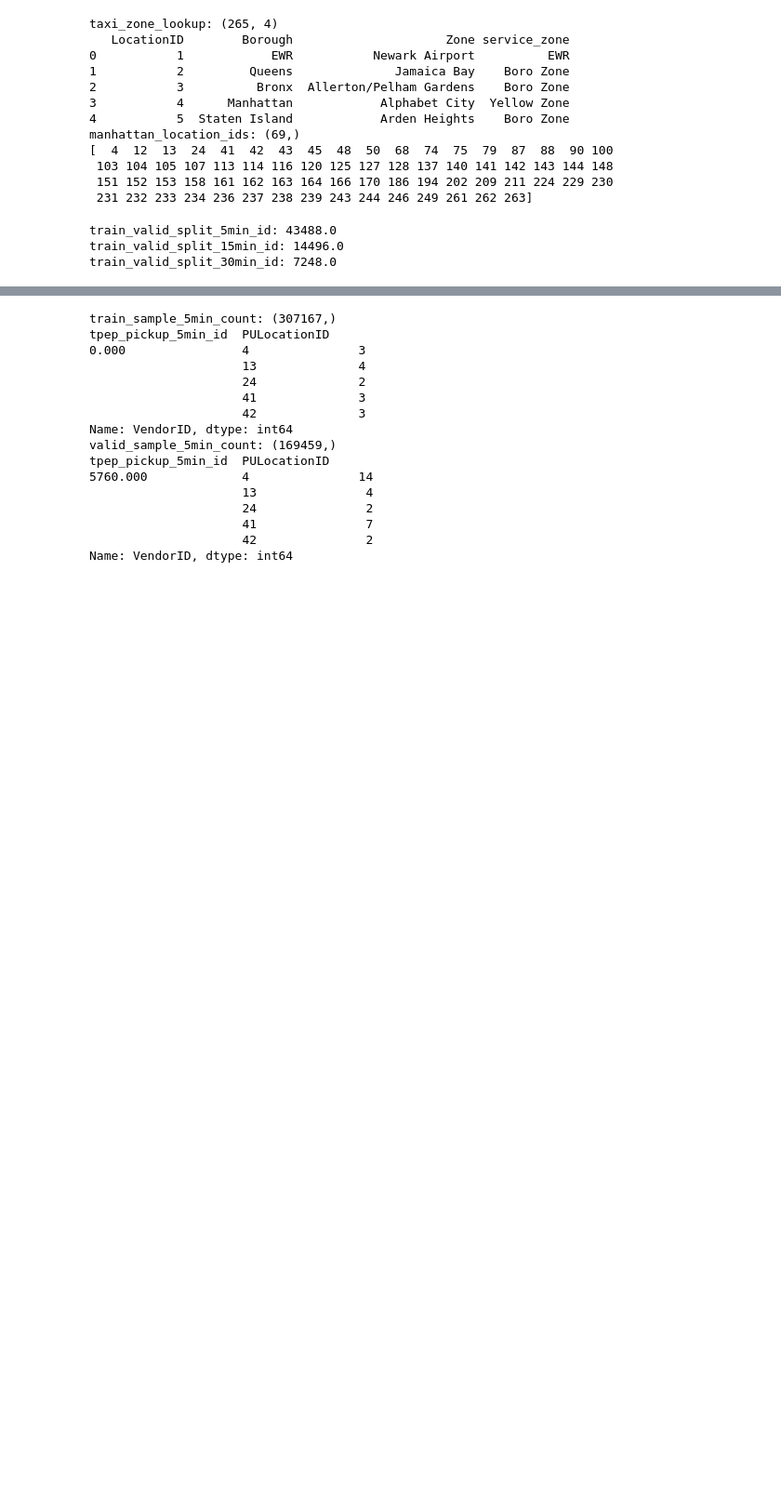
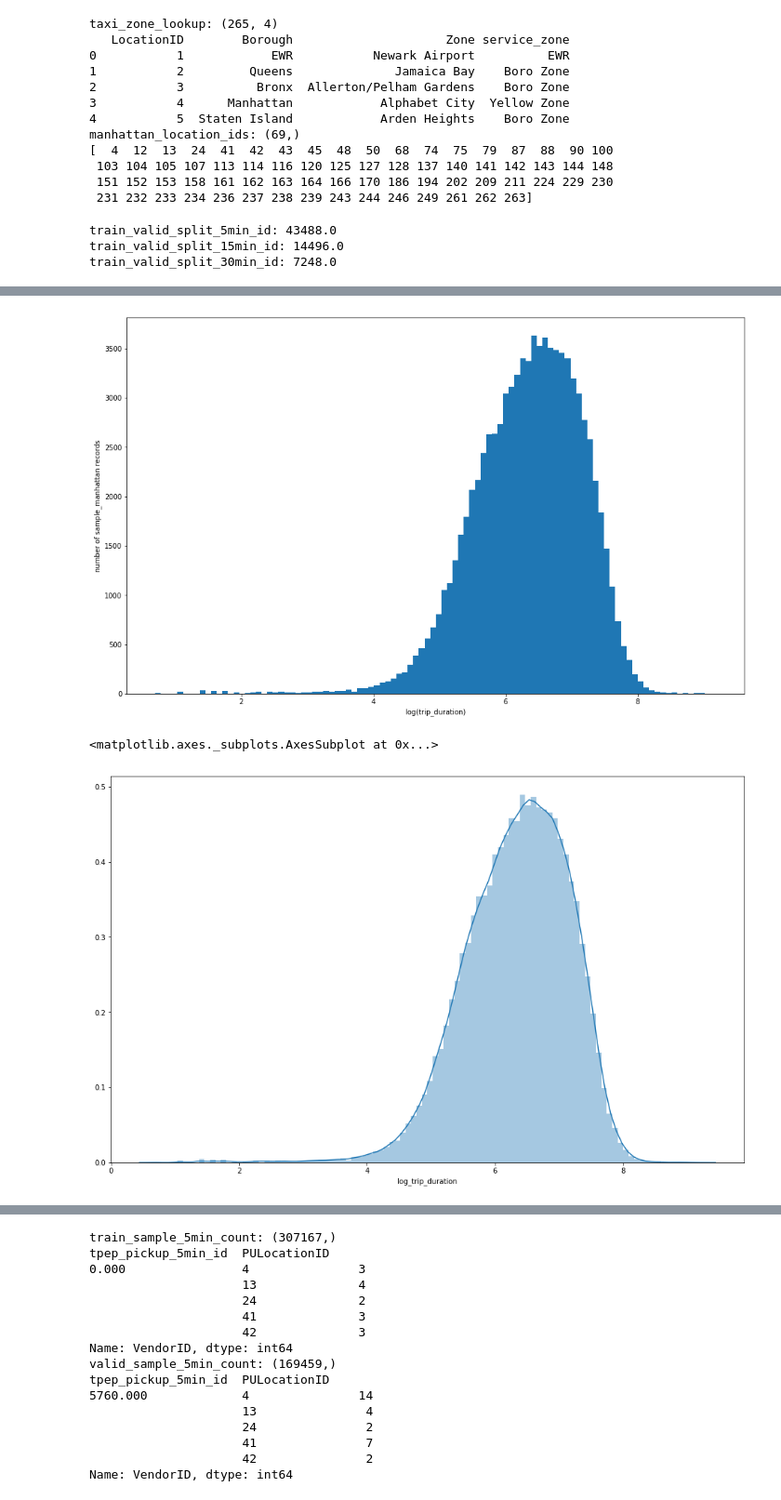
Before and after one commit to hlmiao/nyc_taxi_requests_prediction, a Jupyter notebook: nyc_taxi_requests_prediction.ipynb, the cells around one changed output, grey strips where cells are left out. Shown: that part at 93% size. Saved outputs shown, nothing was run; the diff lists cells and outputs as text; code cells hidden in the pictures; blank space fills up the shorter version.

```diff
--- a/nyc_taxi_requests_prediction.ipynb
+++ b/nyc_taxi_requests_prediction.ipynb
@@ -177,0 +210,11 @@ sample_manhattan_stat:
+# %%
+sample_manhattan['log_trip_duration'] = np.log(sample_manhattan['trip_duration'].values + 1)
+plt.hist(sample_manhattan['log_trip_duration'].values, bins=100)
+plt.xlabel('log(trip_duration)')
+plt.ylabel('number of sample_manhattan records')
+plt.show()
+sns.distplot(sample_manhattan["log_trip_duration"], bins =100)
+# %% [output]
+[figure, added]
+<matplotlib.axes._subplots.AxesSubplot at 0x...>
+[figure, added]
```
Also changed, not shown: parts of 11 cells of this notebook.
